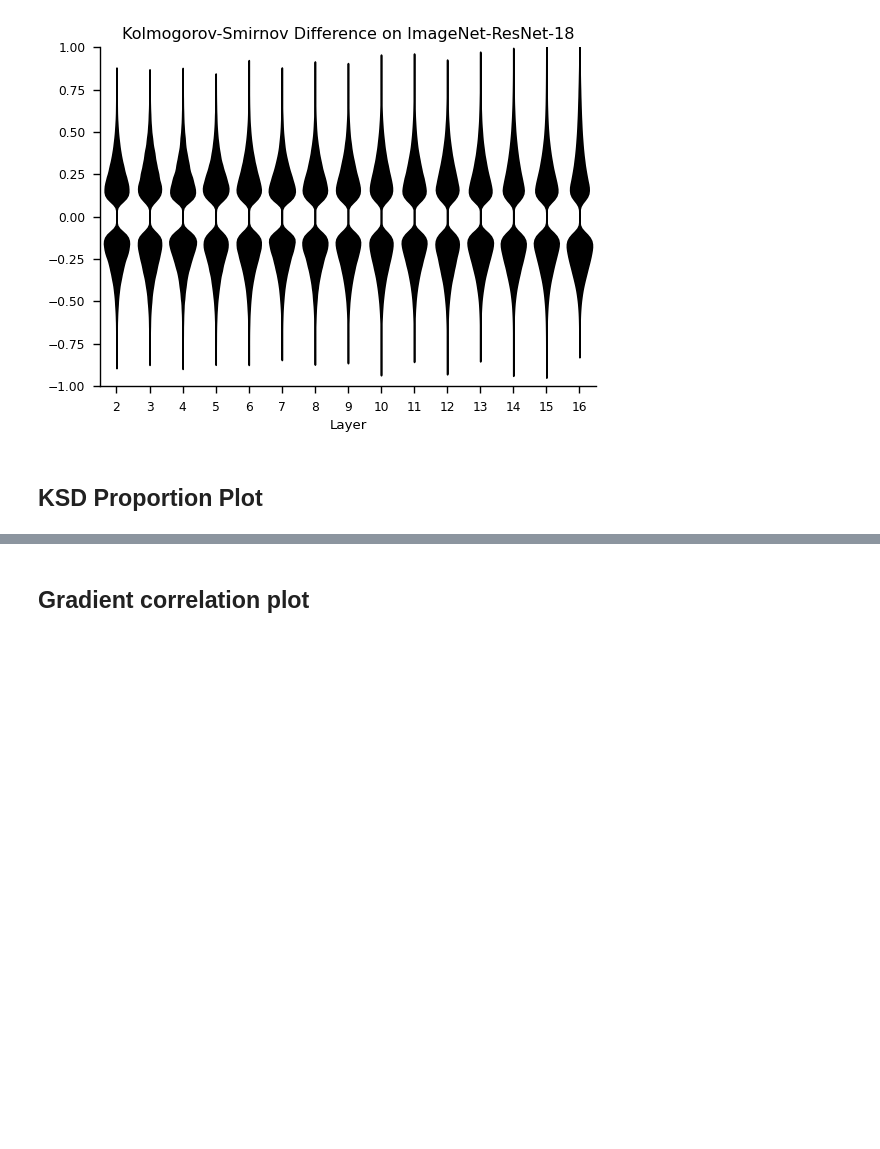
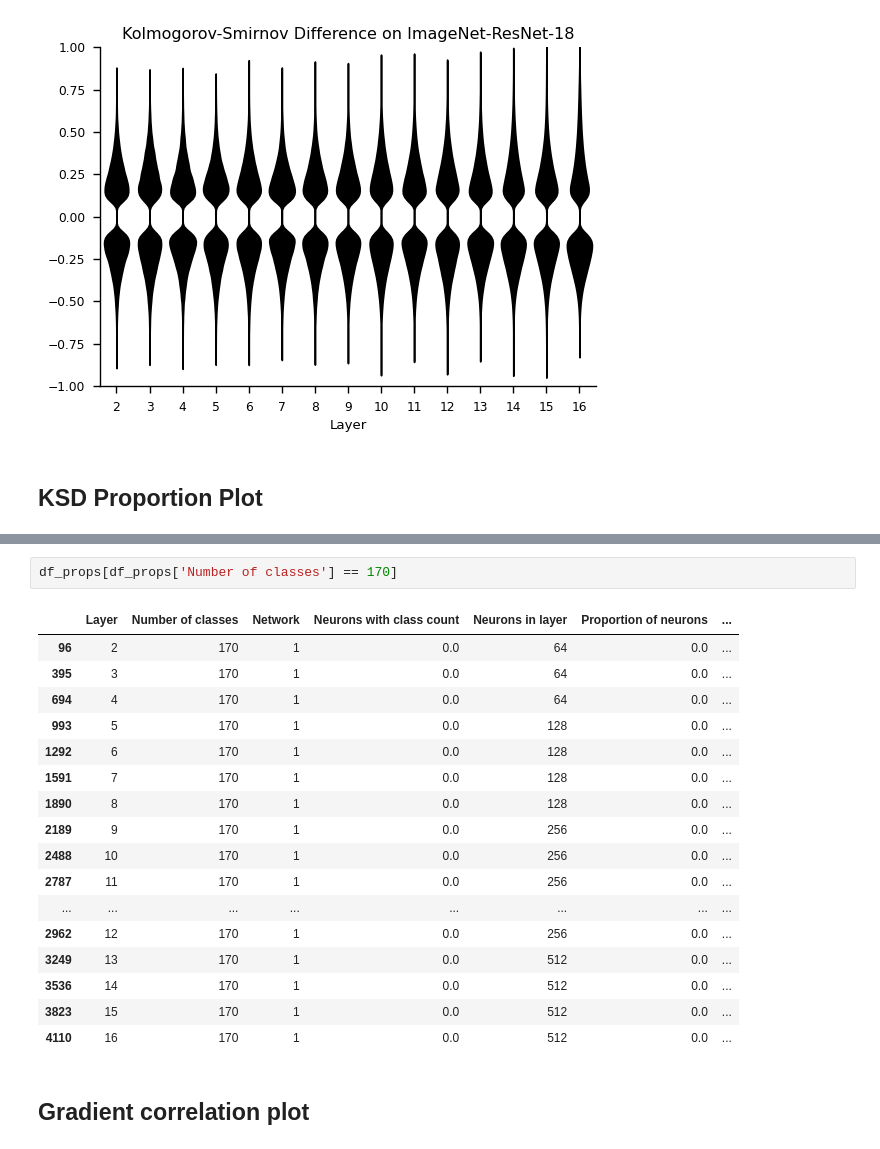
Before and after one commit to AwesomeLemon/structure-for-interpretability, a Jupyter notebook: plots_paper.ipynb, the cells around one changed output, grey strips where cells are left out. Saved outputs shown, nothing was run; the diff lists cells and outputs as text; blank space fills up the shorter version.

```diff
--- a/plots_paper.ipynb
+++ b/plots_paper.ipynb
@@ -732,3 +761,23 @@ plot_ksd_proportion_imagenet(df_ks_imagenet)
+# %%
+df_props[df_props['Number of classes'] == 170]
+# %% [output]
+|  | Layer | Number of classes | Network | Neurons with class count | Neurons in layer | Proportion of neurons | ... |
+| 96 | 2 | 170 | 1 | 0.0 | 64 | 0.0 | ... |
+| 395 | 3 | 170 | 1 | 0.0 | 64 | 0.0 | ... |
+| 694 | 4 | 170 | 1 | 0.0 | 64 | 0.0 | ... |
+| 993 | 5 | 170 | 1 | 0.0 | 128 | 0.0 | ... |
+| 1292 | 6 | 170 | 1 | 0.0 | 128 | 0.0 | ... |
+| 1591 | 7 | 170 | 1 | 0.0 | 128 | 0.0 | ... |
+| 1890 | 8 | 170 | 1 | 0.0 | 128 | 0.0 | ... |
+| 2189 | 9 | 170 | 1 | 0.0 | 256 | 0.0 | ... |
+| 2488 | 10 | 170 | 1 | 0.0 | 256 | 0.0 | ... |
+| 2787 | 11 | 170 | 1 | 0.0 | 256 | 0.0 | ... |
+| ... | ... | ... | ... | ... | ... | ... | ... |
+| 2962 | 12 | 170 | 1 | 0.0 | 256 | 0.0 | ... |
+| 3249 | 13 | 170 | 1 | 0.0 | 512 | 0.0 | ... |
+| 3536 | 14 | 170 | 1 | 0.0 | 512 | 0.0 | ... |
+| 3823 | 15 | 170 | 1 | 0.0 | 512 | 0.0 | ... |
+| 4110 | 16 | 170 | 1 | 0.0 | 512 | 0.0 | ... |
 # %% [markdown]
 ## Gradient correlation plot
 # %%
```
Also changed, not shown: parts of 8 cells of this notebook, 1 other file.
